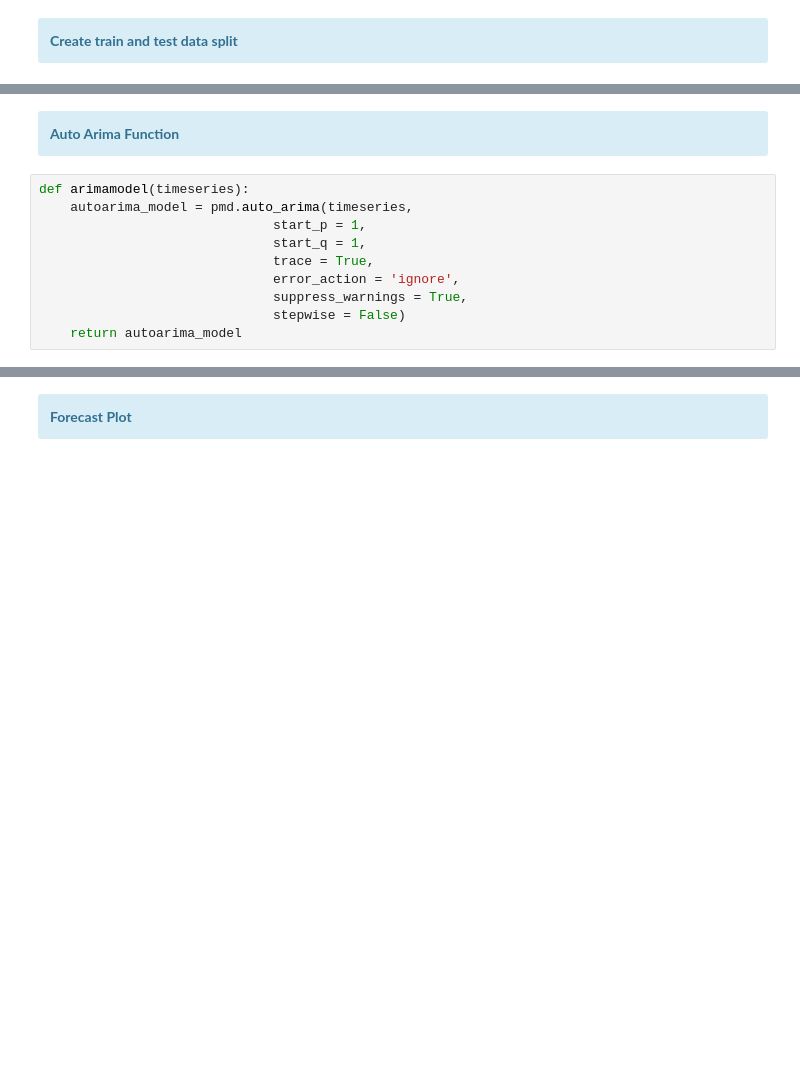
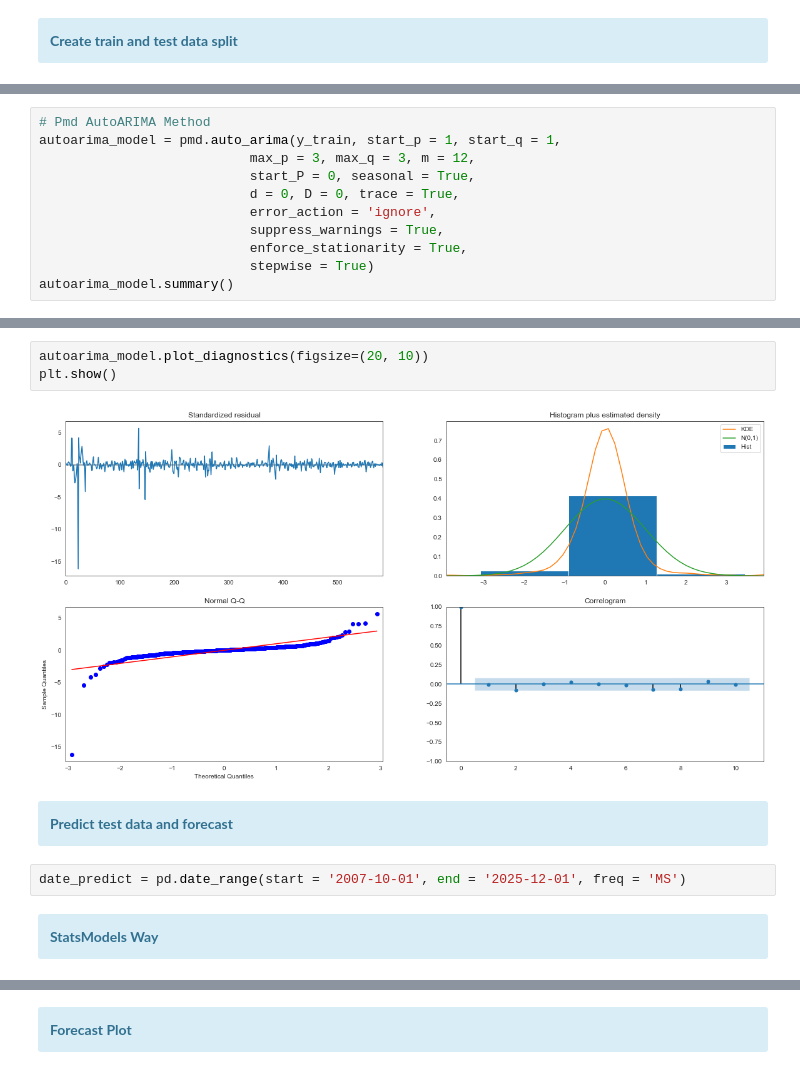
Before and after one commit to Pedro-Ivo/Population_Time_Series, a Jupyter notebook: United States population growth.ipynb, the cells around one changed output, grey strips where cells are left out. Cells and saved outputs as stored; diff of their text form; blank space fills up the shorter version.

```diff
--- a/United States population growth.ipynb
+++ b/United States population growth.ipynb
@@ -394,0 +356,11 @@ y_train, y_test = train_test_split(y, test_size = 0.2, shuffle = False)
+# %%
+# Pmd AutoARIMA Method
+autoarima_model = pmd.auto_arima(y_train, start_p = 1, start_q = 1,
+                           max_p = 3, max_q = 3, m = 12,
+                           start_P = 0, seasonal = True,
+                           d = 0, D = 0, trace = True,
+                           error_action = 'ignore',
+                           suppress_warnings = True,
+                           enforce_stationarity = True,
+                           stepwise = True)
+autoarima_model.summary()
@@ -395,14 +406,15 @@ y_train, y_test = train_test_split(y, test_size = 0.2, shuffle = False)
+# %%
+autoarima_model.plot_diagnostics(figsize=(20, 10))
+plt.show()
+# %% [output]
+[figure, added]
+# %% [markdown]
+<div class="alert alert-block alert-info">
+<b>Predict test data and forecast</b>
+</div>
+# %%
+date_predict = pd.date_range(start = '2007-10-01', end = '2025-12-01', freq = 'MS')
 # %% [markdown]
 <div class="alert alert-block alert-info">
-<b>Auto Arima Function</b>
+<b>StatsModels Way</b>
 </div>
-# %%
-def arimamodel(timeseries):
-    autoarima_model = pmd.auto_arima(timeseries,
-                              start_p = 1,
-                              start_q = 1,
-                              trace = True,
-                              error_action = 'ignore',
-                              suppress_warnings = True,
-                              stepwise = False)
-    return autoarima_model
```
Also changed, not shown: parts of 36 cells of this notebook.
